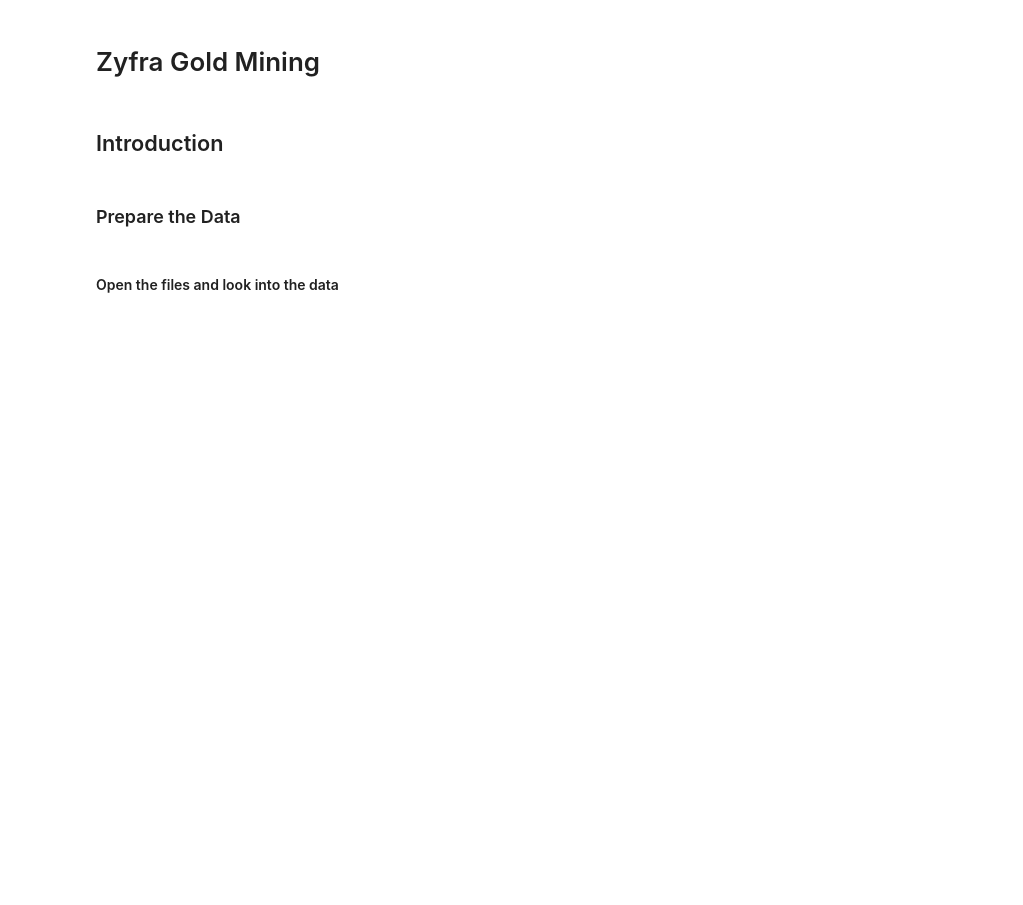
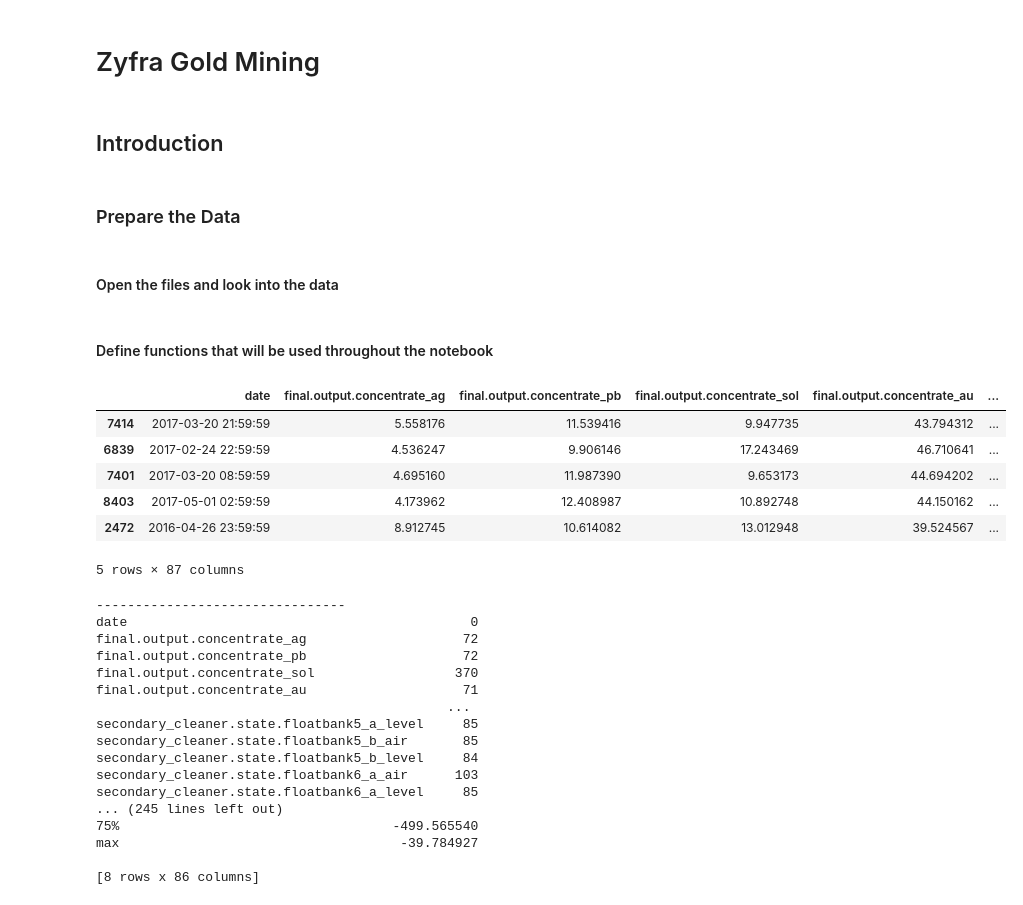
Before and after one commit to jestercruz/TripleTen-Projects, a Jupyter notebook: Sprint 10/zyfra_gold_mine.ipynb, the cells around one changed output. Cells and saved outputs as stored; diff of their text form; code cells hidden in the pictures; blank space fills up the shorter version.

```diff
--- a/Sprint 10/zyfra_gold_mine.ipynb
+++ b/Sprint 10/zyfra_gold_mine.ipynb
@@ -14,12 +14,11 @@ from sklearn.model_selection import train_test_split
 from sklearn.metrics import mean_absolute_error
 from sklearn.ensemble import RandomForestRegressor
 # %%
-# Load your data
-
+# Load the data
 try:
-    train = pd.read_csv('/datasets/gold_recovery_train.csv')
-    test = pd.read_csv('/datasets/gold_recovery_test.csv')
-    full = pd.read_csv('/datasets/gold_recovery_full.csv')
+    train = pd.read_csv('./datasets/gold_recovery_train.csv')
+    test = pd.read_csv('./datasets/gold_recovery_test.csv')
+    full = pd.read_csv('./datasets/gold_recovery_full.csv')
 except:
     train = pd.read_csv('https://practicum-content.s3.us-west-1.amazonaws.com/datasets/gold_recovery_train.csv')
     test = pd.read_csv('https://practicum-content.s3.us-west-1.amazonaws.com/datasets/gold_recovery_test.csv')
@@ -29,0 +26,39 @@ except:
+# %% [markdown]
+#### Define functions that will be used throughout the notebook
+# %%
+def explore_data(df):
+    display(df.sample(5))
+    print('--------------------------------')
+    print(df.isna().sum())
+    print('--------------------------------')
+    print(df.info())
+    print('--------------------------------')
+    print(df.describe())
+# %%
+# Explore train data
+explore_data(train)
+# %% [output]
+|  | date | final.output.concentrate_ag | final.output.concentrate_pb | final.output.concentrate_sol | final.output.concentrate_au | ... |
+| 7414 | 2017-03-20 21:59:59 | 5.558176 | 11.539416 | 9.947735 | 43.794312 | ... |
+| 6839 | 2017-02-24 22:59:59 | 4.536247 | 9.906146 | 17.243469 | 46.710641 | ... |
+| 7401 | 2017-03-20 08:59:59 | 4.695160 | 11.987390 | 9.653173 | 44.694202 | ... |
+| 8403 | 2017-05-01 02:59:59 | 4.173962 | 12.408987 | 10.892748 | 44.150162 | ... |
+| 2472 | 2016-04-26 23:59:59 | 8.912745 | 10.614082 | 13.012948 | 39.524567 | ... |
+5 rows × 87 columns
+--------------------------------
+date                                            0
+final.output.concentrate_ag                    72
+final.output.concentrate_pb                    72
+final.output.concentrate_sol                  370
+final.output.concentrate_au                    71
+                                             ...
+secondary_cleaner.state.floatbank5_a_level     85
+secondary_cleaner.state.floatbank5_b_air       85
+secondary_cleaner.state.floatbank5_b_level     84
+secondary_cleaner.state.floatbank6_a_air      103
+secondary_cleaner.state.floatbank6_a_level     85
+... (245 lines left out)
+75%                                   -499.565540
+max                                    -39.784927
+
+[8 rows x 86 columns]
```
Also changed, not shown: parts of 6 cells of this notebook, 1 other file.
